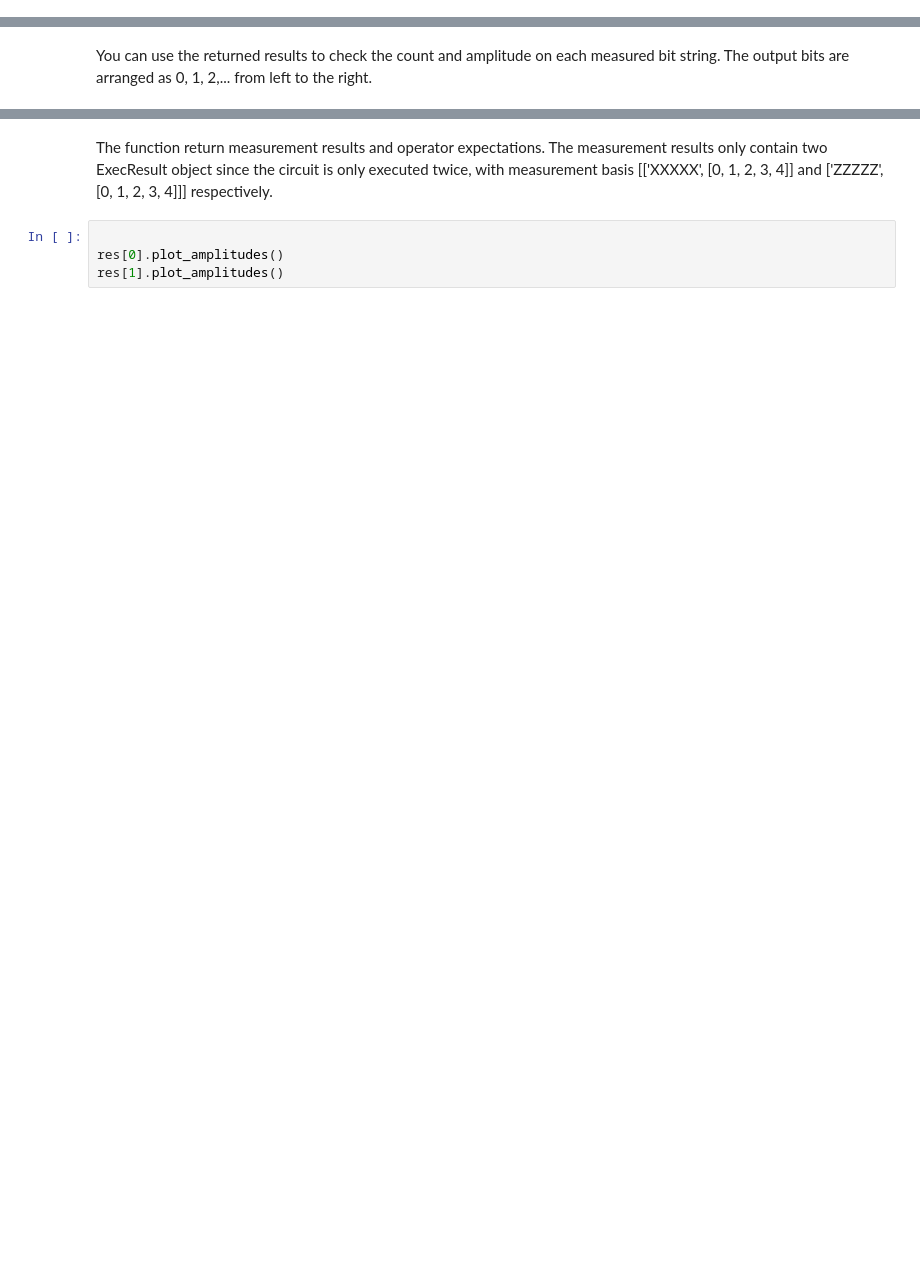
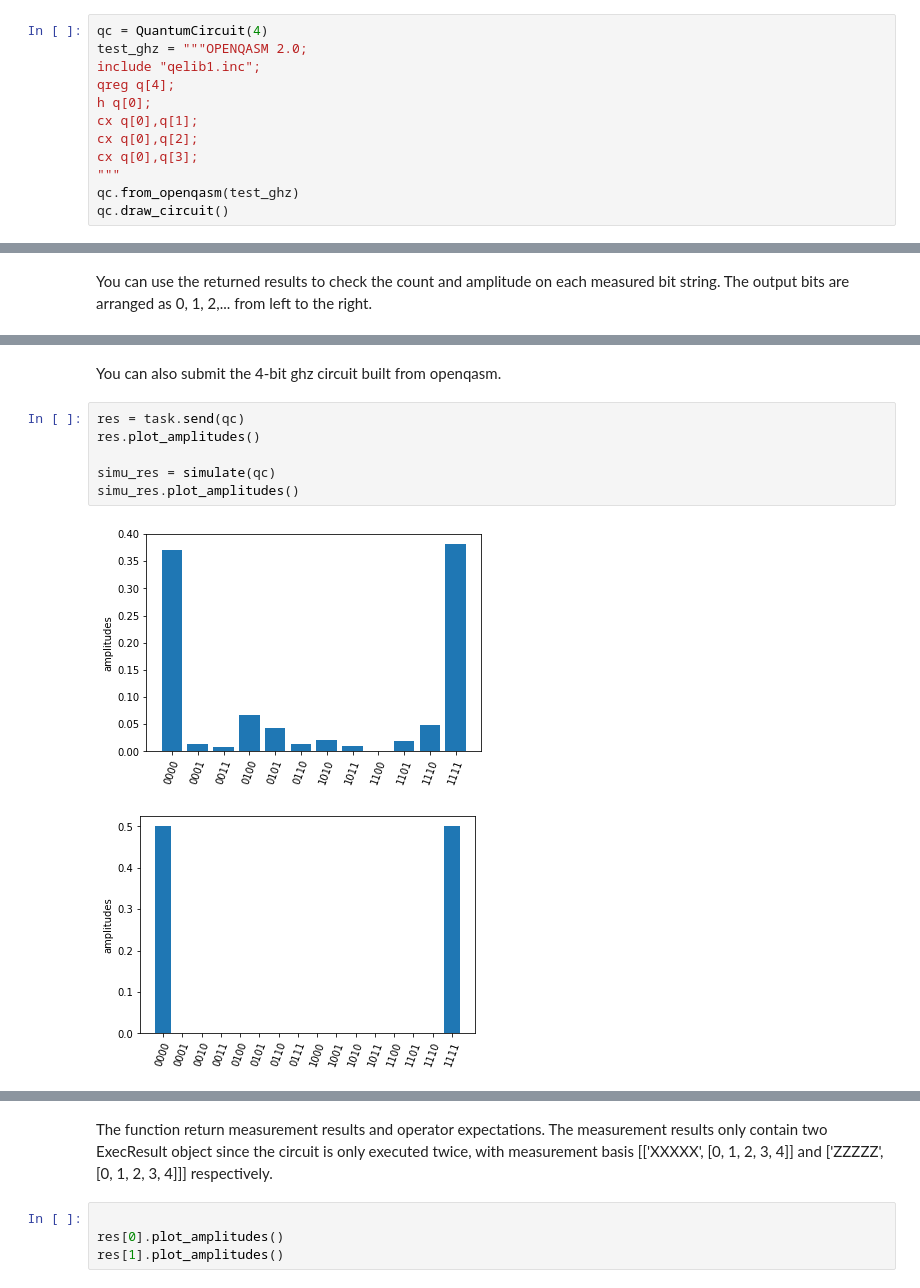
Before and after one commit to ScQ-Cloud/pyquafu, a Jupyter notebook: docs/quafu_document.ipynb, the cells around one changed output, grey strips where cells are left out. Drawn from its saved outputs; the diff is of its cells as text; blank space fills up the shorter version.

```diff
--- a/docs/quafu_document.ipynb
+++ b/docs/quafu_document.ipynb
@@ -53,0 +61,12 @@ res = q.send(compile=True)
+# %%
+qc = QuantumCircuit(4)
+test_ghz = """OPENQASM 2.0;
+include "qelib1.inc";
+qreg q[4];
+h q[0];
+cx q[0],q[1];
+cx q[0],q[2];
+cx q[0],q[3];
+"""
+qc.from_openqasm(test_ghz)
+qc.draw_circuit()
@@ -90 +117,12 @@ res.plot_amplitudes()
+# %% [markdown]
+You can also submit the 4-bit ghz circuit built from openqasm.
+# %%
+res = task.send(qc)
+res.plot_amplitudes()
+
+simu_res = simulate(qc)
+simu_res.plot_amplitudes()
+# %% [output]
+[figure, added]
+[figure, added]
 # %% [markdown]
```
Also changed, not shown: parts of 29 cells of this notebook, 41 other files.
